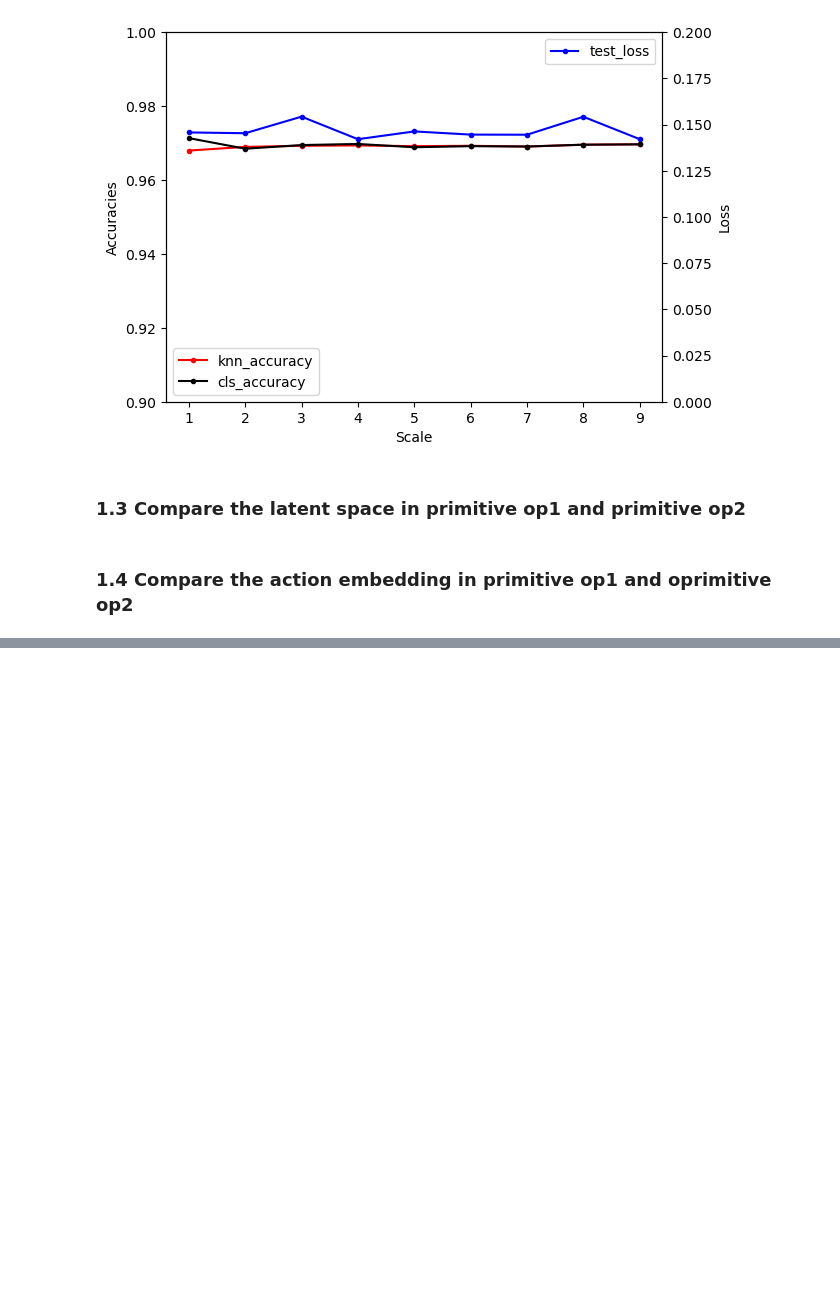
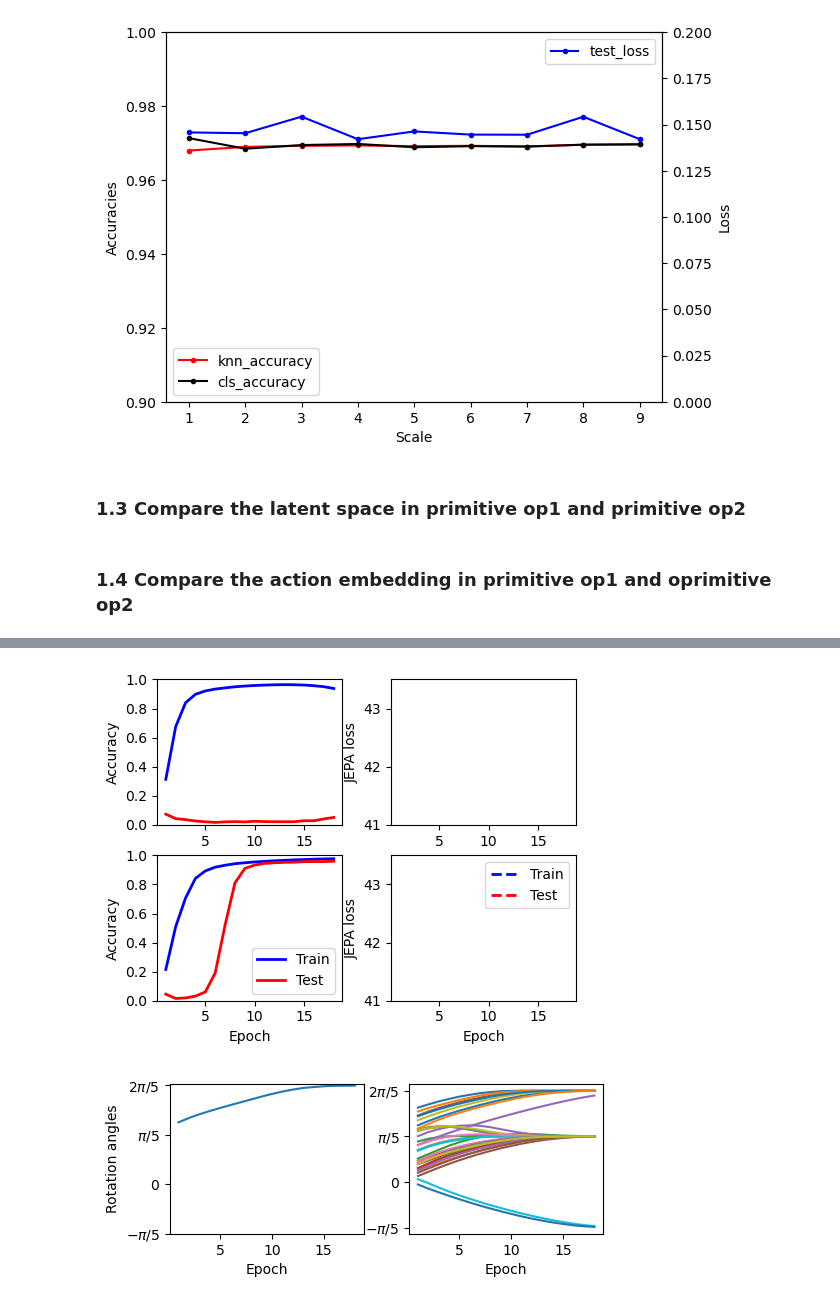
Before and after one commit to DL-World-Models/brojepa, a Jupyter notebook: notebooks/jepa_training.ipynb, the cells around one changed output, grey strips where cells are left out. Drawn from its saved outputs; the diff is of its cells as text; code cells hidden in the pictures; blank space fills up the shorter version.

```diff
--- a/notebooks/jepa_training.ipynb
+++ b/notebooks/jepa_training.ipynb
@@ -283,0 +484,18 @@ model_op1, config_op1 = load_model_from_run(jepa_primitive_op_2_dir)
+# %%
+# latent_dim = 64
+MF_ROT_RUN_DIR = (
+    Path(project_root) / "runs/jepa/20260502-181056-multi-freq-ld64_mlp")
+mf_history = load_history(MF_ROT_RUN_DIR)
+mf_metrics = get_metrics(mf_history)
+
+SF_ROT_RUN_DIR = (
+    Path(project_root) / "runs/jepa/20260502-180037-single-freq-ld64_mlp")
+sf_history = load_history(SF_ROT_RUN_DIR)
+sf_metrics = get_metrics(sf_history)
+
+metrics = [sf_metrics, mf_metrics]
+plot_learning_curves(metrics)
+plot_angles_learning_curve(metrics)
+# %% [output]
+[figure, added]
+[figure, added]
```
Also changed, not shown: parts of 24 cells of this notebook.
